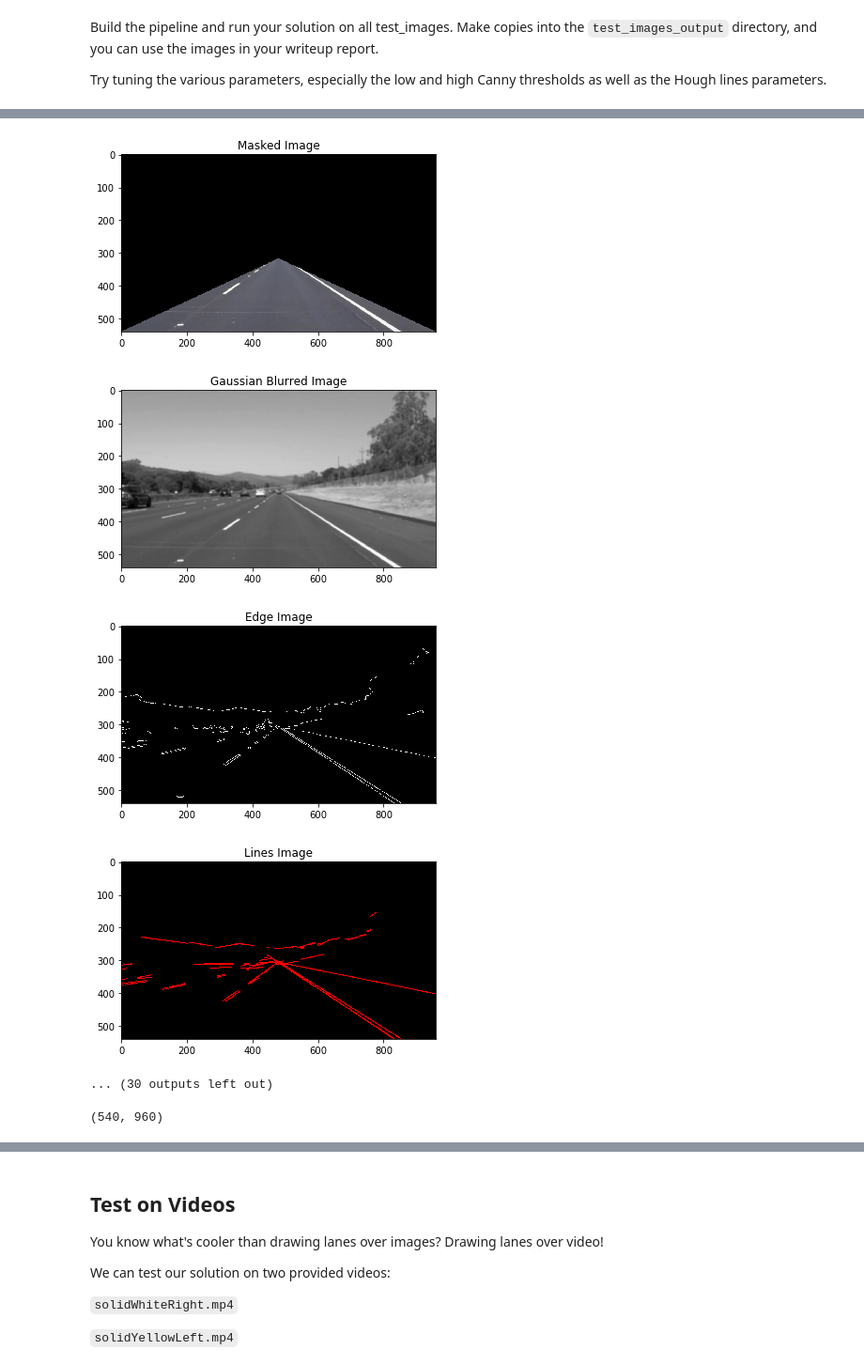
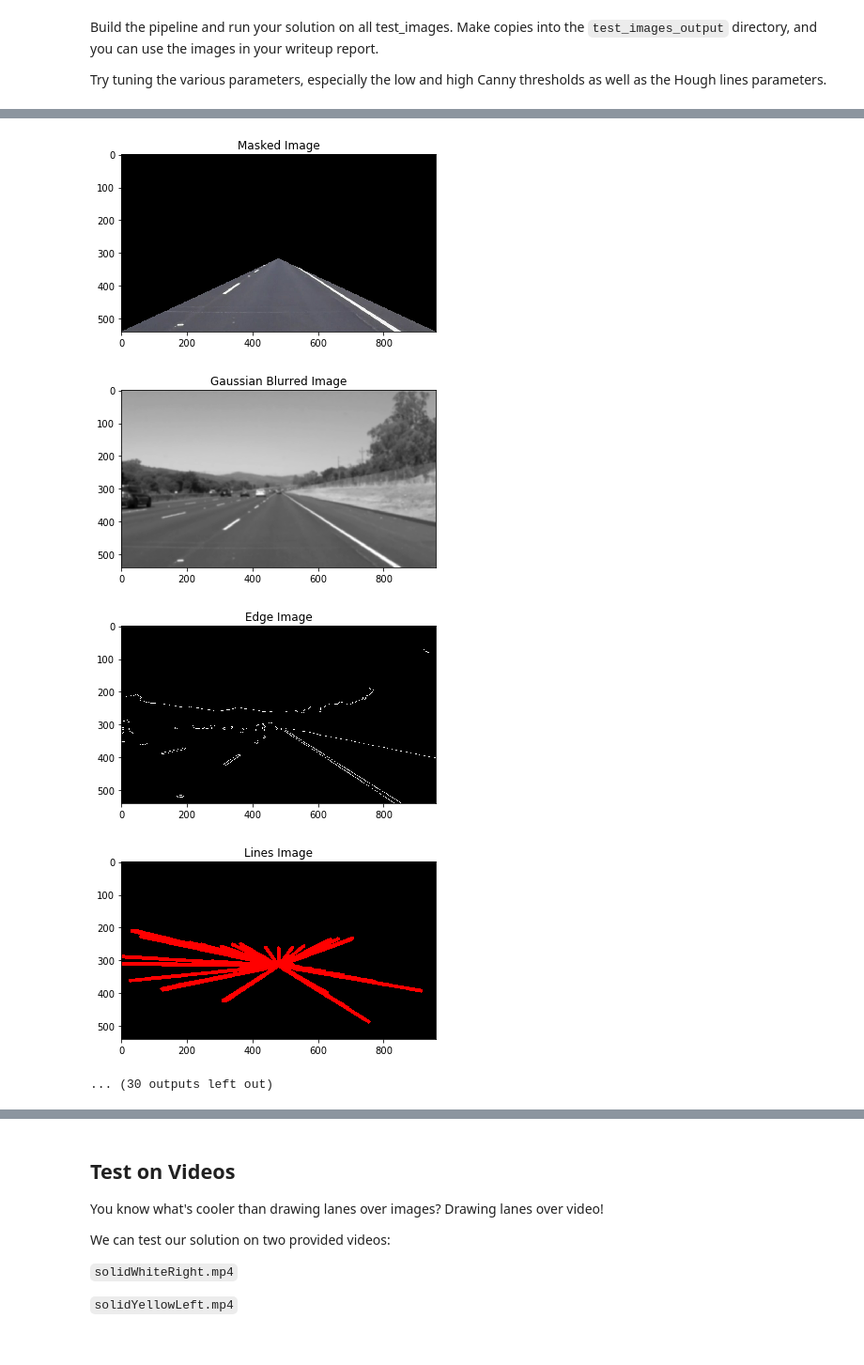
Before and after one commit to ysriram1/CarND-LaneLines-P1, a Jupyter notebook: P1.ipynb, the cells around one changed output, grey strips where cells are left out. Shown at 94% size. Saved outputs shown, nothing was run; the diff lists cells and outputs as text; code cells hidden in the pictures.

```diff
--- a/P1.ipynb
+++ b/P1.ipynb
@@ -124,7 +124,7 @@ def region_of_interest(img, vertices):
     return masked_image
 
 
-def draw_lines(img, lines, color=[255, 0, 0], thickness=2):
+def draw_lines(img, lines, tri_tip, extrapolate, color=[255, 0, 0], thickness=10):
     """
     NOTE: this is the function you might want to use as a starting point once you want to
     average/extrapolate the line segments you detect to map out the full
@@ -143,9 +143,11 @@ def draw_lines(img, lines, color=[255, 0, 0], thickness=2):
     """
     for line in lines:
         for x1,y1,x2,y2 in line:
-            cv2.line(img, (x1, y1), (x2, y2), color, thickness)
+            if extrapolate:
+                x2,y2 = tri_tip
+            cv2.line(img, (x1, y1), (int(x2), int(y2)), color, thickness)
 
-def hough_lines(img, rho, theta, threshold, min_line_len, max_line_gap):
+def hough_lines(img, rho, theta, threshold, min_line_len, max_line_gap, tri_tip=None, extrapolate=False):
     """
     `img` should be the output of a Canny transform.
 
@@ -153,7 +155,7 @@ def hough_lines(img, rho, theta, threshold, min_line_len, max_line_gap):
     """
     lines = cv2.HoughLinesP(img, rho, theta, threshold, np.array([]), minLineLength=min_line_len, maxLineGap=max_line_gap)
     line_img = np.zeros((img.shape[0], img.shape[1], 3), dtype=np.uint8)
-    draw_lines(line_img, lines)
+    draw_lines(line_img, lines, tri_tip, extrapolate)
     return line_img
 
 # Python 3 has support for cool math symbols.
@@ -196,7 +198,8 @@ Try tuning the various parameters, especially the low and high Canny thresholds
 # TODO: Build your pipeline that will draw lane lines on the test_images
 # then save them to the test_images directory.
 
-def lane_detect_pipeline(img_loc, output_dir='test_images_output', display_images=True, save_final_img=True):
+def lane_detect_pipeline(img, output_dir='test_images_output', save_name=None,
+                         display_images=True, save_final_img=True, extrapolate=False):
     '''
     runs input image (image location) through an image processing pipeline and returns an output image with
     the lane lines identified and marked in red.
@@ -205,9 +208,7 @@ def lane_detect_pipeline(img_loc, output_dir='test_images_output', display_image
 
     ## zero step: read-in image and preprocess
 
-    # read in sample image + other stuff
-    img = plt.imread(img_loc)
-
+    # sample image + other stuff
     if display_images:
         plt.figure()
         plt.imshow(img)
@@ -246,7 +247,7 @@ def lane_detect_pipeline(img_loc, output_dir='test_images_output', display_image
     ## second step: apply canny edge detection and gen. edge image
 
     # apply gaussian smoothing to supress noise
-    gauss_kernel_size = (7,7)
+    gauss_kernel_size = (11,11)
     gauss_img = cv2.GaussianBlur(gray_img, gauss_kernel_size, 0)
 
     if display_images:
@@ -255,7 +256,7 @@ def lane_detect_pipeline(img_loc, output_dir='test_images_output', display_image
         plt.title('Gaussian Blurred Image')
 
     # find edges in the blurred image using canny
-    edge_img = cv2.Canny(gauss_img, 60, 160)
+    edge_img = cv2.Canny(gauss_img, 50, 140)
 
     if display_images:
         plt.figure()
@@ -263,7 +264,7 @@ def lane_detect_pipeline(img_loc, output_dir='test_images_output', display_image
         plt.title('Edge Image')
 
     ## third step: find the hough lines in edge image
-    lines_img = hough_lines(edge_img, 1, 2*np.pi/180, 30, 5, 20)
+    lines_img = hough_lines(edge_img, 1, 2*np.pi/180, 30, 5, 6, tri_tip=top, extrapolate=True)
 
     if display_images:
         plt.figure()
@@ -287,15 +288,15 @@ def lane_detect_pipeline(img_loc, output_dir='test_images_output', display_image
         plt.title('Combined Image')
 
     if save_final_img:
-        save_loc =  './'+output_dir + '/' + img_loc.split('/')[1] # need to extract image name from loc
+        save_loc =  './'+output_dir + '/' + save_name # need to extract image name from loc
         plt.imsave(save_loc, combined_img)
 
     return combined_img
 # %%
 for image in os.listdir("test_images/"):
 
-    img_loc = "test_images/" + image
-    lane_detect_pipeline(img_loc)
+    img_ = plt.imread("test_images/" + image)
+    lane_detect_pipeline(img=img_, save_name=image)
 # %% [output]
 [figure]
 [figure]
@@ -307,10 +308,6 @@ for image in os.listdir("test_images/"):
 [figure]
 [figure]
 [figure]
-[figure, old version]
+[figure, new version]
-[figure, old version]
+[figure, new version]
 ... (30 outputs left out)
-# %%
-edge_img.shape
-# %% [output]
-(540, 960)
```
Also changed, not shown: parts of 10 cells of this notebook, 9 other files.
